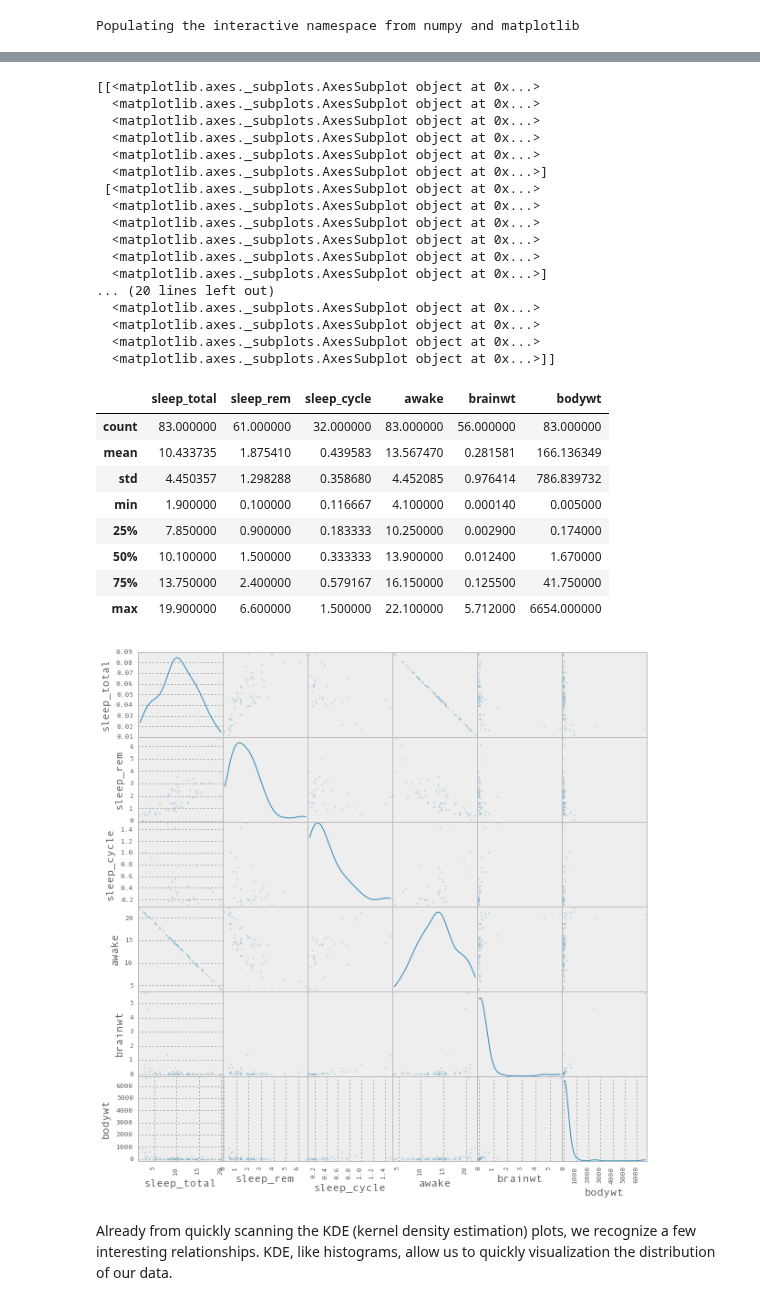
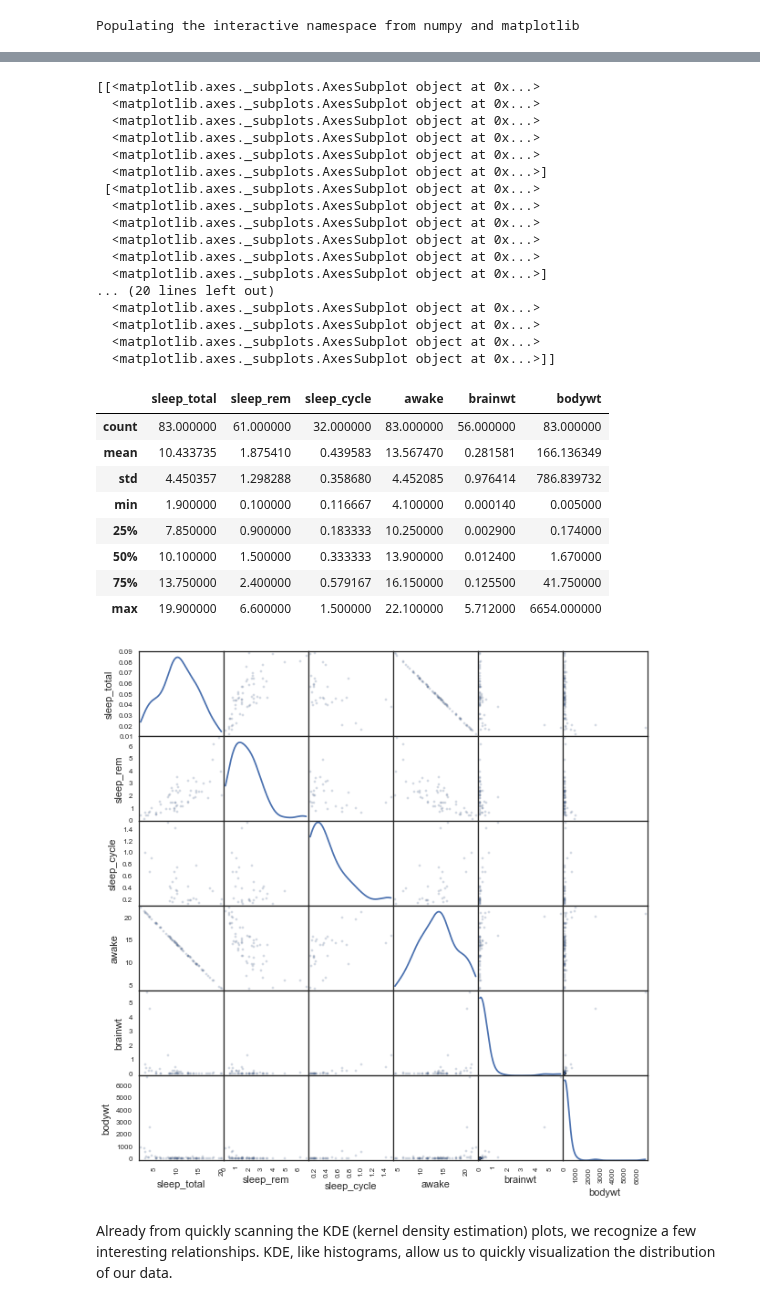
Before and after one commit to podopie/DAT18NYC, a Jupyter notebook: classes/04-linear_regression.ipynb, the cells around one changed output, grey strips where cells are left out. Drawn from its saved outputs; the diff is of its cells as text; code cells hidden in the pictures.

```diff
--- a/classes/04-linear_regression.ipynb
+++ b/classes/04-linear_regression.ipynb
@@ -34,40 +38,41 @@ import numpy as np
 import pandas as pd
 from pandas.tools.plotting import scatter_matrix
 from matplotlib import pyplot as plt
+import seaborn as sns
 
-pd.options.display.mpl_style = 'default'
+sns.set_style('white')
 spat = pd.read_csv('../data/msleep.csv')
 
 print scatter_matrix(spat, figsize=[10, 10], alpha=0.2, diagonal='kde')
 spat.describe()
 # %% [output]
 [[<matplotlib.axes._subplots.AxesSubplot object at 0x...>
   <matplotlib.axes._subplots.AxesSubplot object at 0x...>
   <matplotlib.axes._subplots.AxesSubplot object at 0x...>
   <matplotlib.axes._subplots.AxesSubplot object at 0x...>
   <matplotlib.axes._subplots.AxesSubplot object at 0x...>
   <matplotlib.axes._subplots.AxesSubplot object at 0x...>]
  [<matplotlib.axes._subplots.AxesSubplot object at 0x...>
   <matplotlib.axes._subplots.AxesSubplot object at 0x...>
   <matplotlib.axes._subplots.AxesSubplot object at 0x...>
   <matplotlib.axes._subplots.AxesSubplot object at 0x...>
   <matplotlib.axes._subplots.AxesSubplot object at 0x...>
   <matplotlib.axes._subplots.AxesSubplot object at 0x...>]
 ... (20 lines left out)
   <matplotlib.axes._subplots.AxesSubplot object at 0x...>
   <matplotlib.axes._subplots.AxesSubplot object at 0x...>
   <matplotlib.axes._subplots.AxesSubplot object at 0x...>
   <matplotlib.axes._subplots.AxesSubplot object at 0x...>]]
 |  | sleep_total | sleep_rem | sleep_cycle | awake | brainwt | bodywt |
 | count | 83.000000 | 61.000000 | 32.000000 | 83.000000 | 56.000000 | 83.000000 |
 | mean | 10.433735 | 1.875410 | 0.439583 | 13.567470 | 0.281581 | 166.136349 |
 | std | 4.450357 | 1.298288 | 0.358680 | 4.452085 | 0.976414 | 786.839732 |
 | min | 1.900000 | 0.100000 | 0.116667 | 4.100000 | 0.000140 | 0.005000 |
 | 25% | 7.850000 | 0.900000 | 0.183333 | 10.250000 | 0.002900 | 0.174000 |
 | 50% | 10.100000 | 1.500000 | 0.333333 | 13.900000 | 0.012400 | 1.670000 |
 | 75% | 13.750000 | 2.400000 | 0.579167 | 16.150000 | 0.125500 | 41.750000 |
 | max | 19.900000 | 6.600000 | 1.500000 | 22.100000 | 5.712000 | 6654.000000 |
-[figure, old version]
+[figure, new version]
 # %% [markdown]
 Already from quickly scanning the KDE (kernel density estimation) plots, we recognize a few interesting relationships. KDE, like histograms, allow us to quickly visualization the distribution of our data.
 # %% [markdown]
```
Also changed, not shown: parts of 20 cells of this notebook.
